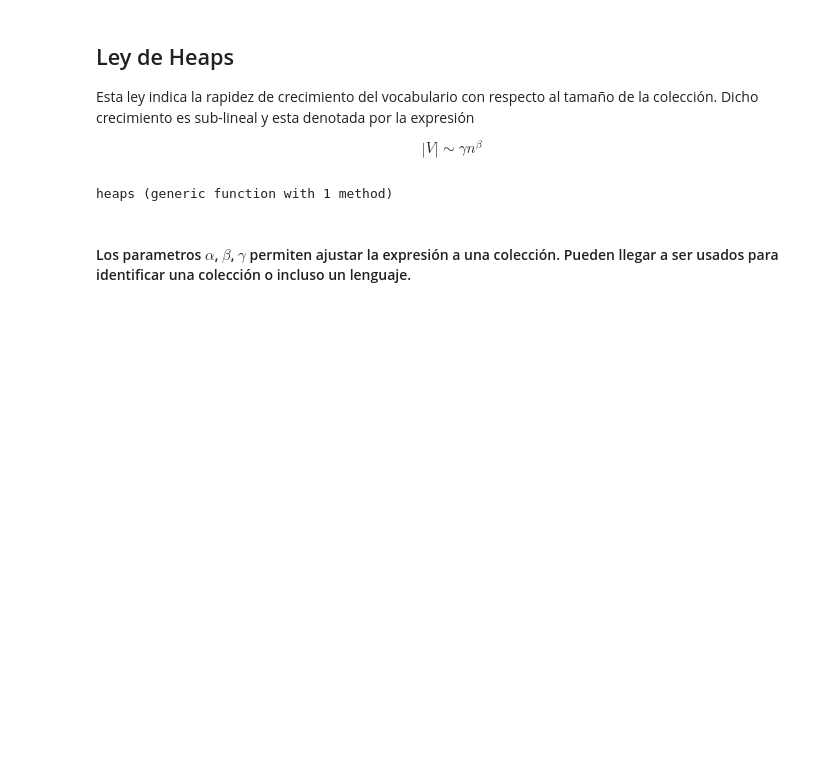
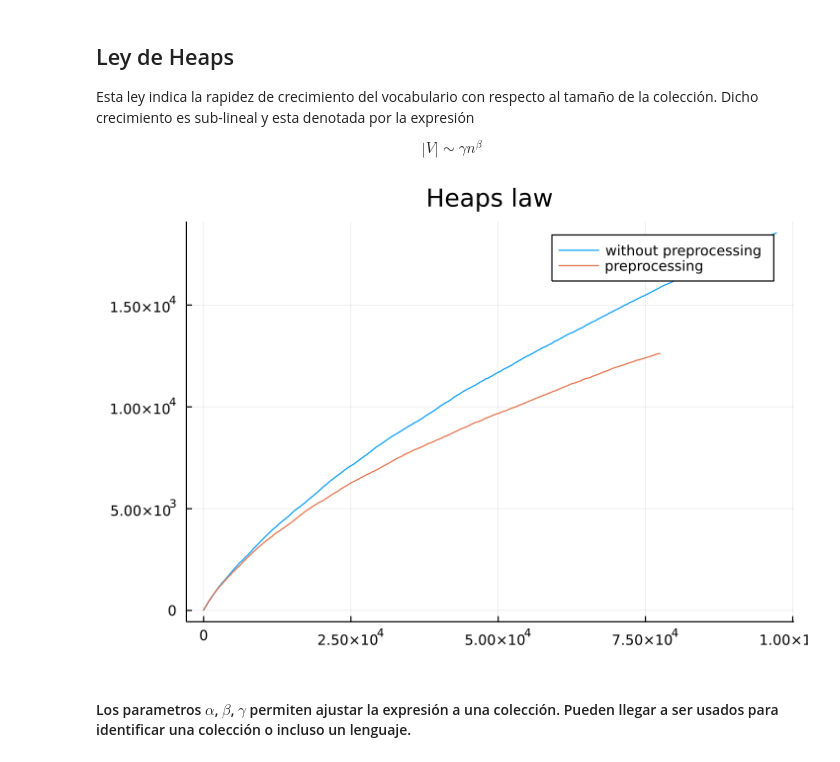
Before and after one commit to sadit/IR-2022, a Jupyter notebook: Unidades/u03.ipynb, the cells around one changed output. Saved outputs shown, nothing was run; the diff lists cells and outputs as text; code cells hidden in the pictures; blank space fills up the shorter version.

```diff
--- a/Unidades/u03.ipynb
+++ b/Unidades/u03.ipynb
@@ -149,29 +149,31 @@ $$ |V| \sim \gamma n^\beta $$
 # %%
 function heaps_(corpus, model, config)
     S = Set{UInt32}()
     X = [0]
     Y = [0]
 
     for text in corpus
         tokens = tokenize(config, text)
         finaltokens = keys(vectorize(model, config, text))
         union!(S, finaltokens)
         push!(X, X[end] + length(tokens))
         push!(Y, length(S))
     end
 
     X, Y
 end
 
 function heaps(corpus, V1, V2, label1, label2)
     X, Y = heaps_(corpus, V1.model, V1.textconfig)
     plot(X, Y, title="Heaps law", label=label1)
 
     X, Y = heaps_(corpus, V2.model, V2.textconfig)
     plot!(X, Y, label=label2, fmt=:png, dpi=120)
 end
+
+heaps(D.corpus[1:3000], withoutpre, withpre, "without preprocessing", "preprocessing")
 # %% [output]
-heaps (generic function with 1 method)
+[figure, added]
 # %% [markdown]
 #### Los parametros $\alpha$, $\beta$, $\gamma$ permiten ajustar la expresión a una colección. Pueden llegar a ser usados para identificar una colección o incluso un lenguaje.
 # %%
```
